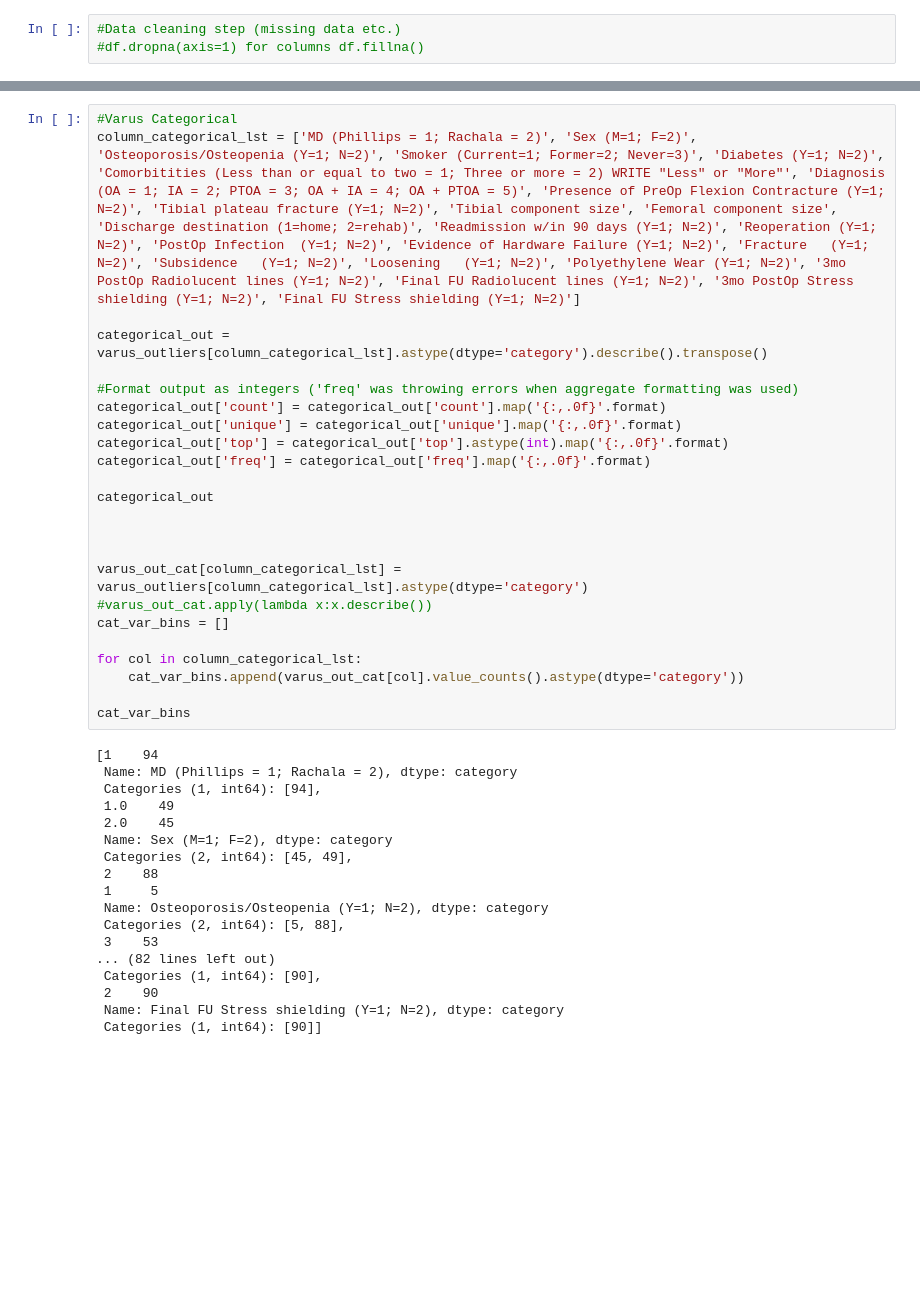
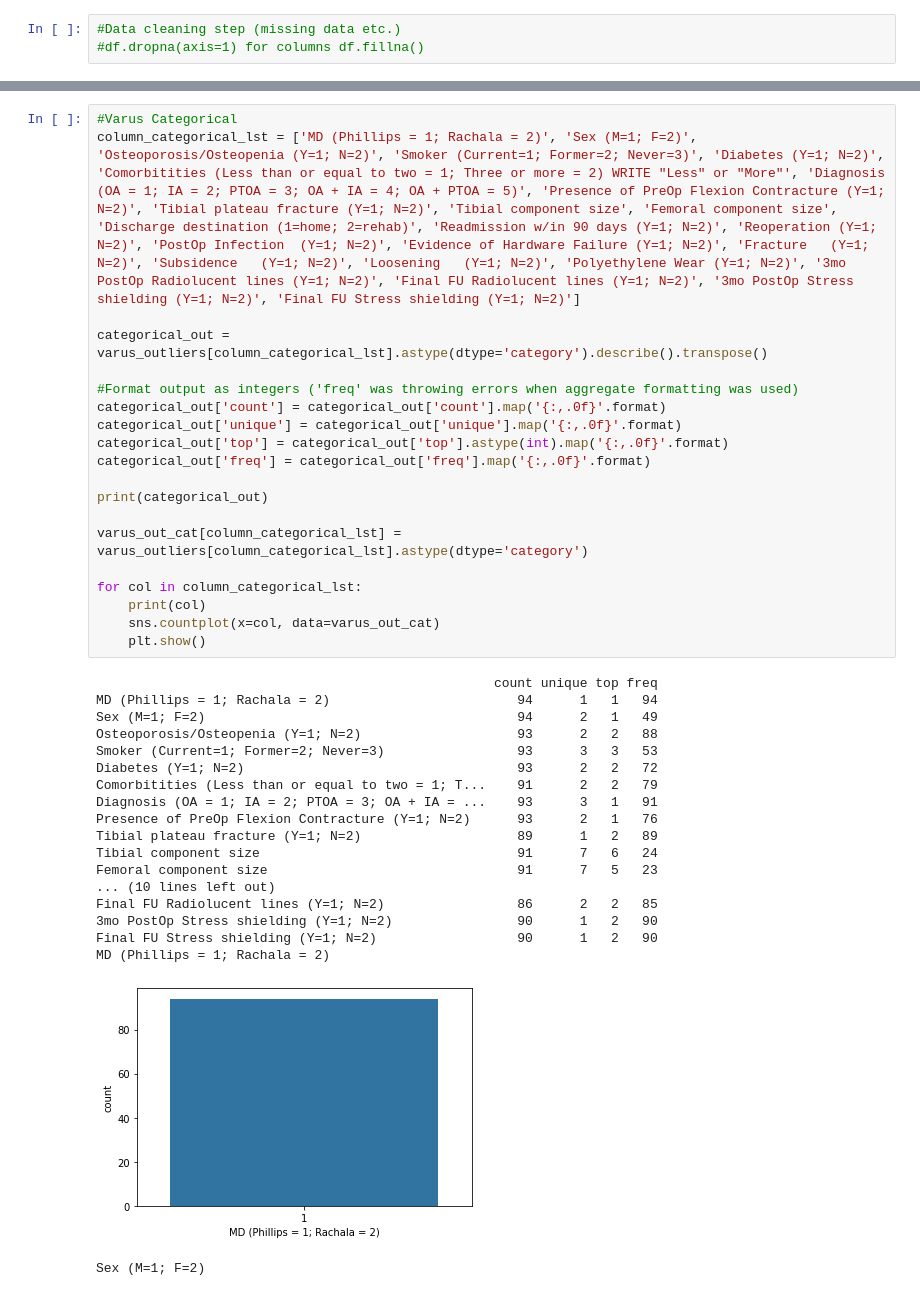
Before and after one commit to andreygal/varus, a Jupyter notebook: varus.ipynb, the cells around one changed output, grey strips where cells are left out. Saved outputs shown, nothing was run; the diff lists cells and outputs as text; blank space fills up the shorter version.

Commit message:
Preliminary visualization of categorical data with boxplots

```diff
--- a/varus.ipynb
+++ b/varus.ipynb
@@ -160,42 +239,40 @@ smoker_groups.style.format('{:.1f}')
 # %%
 #Varus Categorical
 column_categorical_lst = ['MD (Phillips = 1; Rachala = 2)', 'Sex (M=1; F=2)', 'Osteoporosis/Osteopenia (Y=1; N=2)', 'Smoker (Current=1; Former=2; Never=3)', 'Diabetes (Y=1; N=2)', 'Comorbitities (Less than or equal to two = 1; Three or more = 2) WRITE "Less" or "More"', 'Diagnosis (OA = 1; IA = 2; PTOA = 3; OA + IA = 4; OA + PTOA = 5)', 'Presence of PreOp Flexion Contracture (Y=1; N=2)', 'Tibial plateau fracture (Y=1; N=2)', 'Tibial component size', 'Femoral component size', 'Discharge destination (1=home; 2=rehab)', 'Readmission w/in 90 days (Y=1; N=2)', 'Reoperation (Y=1; N=2)', 'PostOp Infection  (Y=1; N=2)', 'Evidence of Hardware Failure (Y=1; N=2)', 'Fracture   (Y=1; N=2)', 'Subsidence   (Y=1; N=2)', 'Loosening   (Y=1; N=2)', 'Polyethylene Wear (Y=1; N=2)', '3mo PostOp Radiolucent lines (Y=1; N=2)', 'Final FU Radiolucent lines (Y=1; N=2)', '3mo PostOp Stress shielding (Y=1; N=2)', 'Final FU Stress shielding (Y=1; N=2)']
 
 categorical_out = varus_outliers[column_categorical_lst].astype(dtype='category').describe().transpose()
 
 #Format output as integers ('freq' was throwing errors when aggregate formatting was used)
 categorical_out['count'] = categorical_out['count'].map('{:,.0f}'.format)
 categorical_out['unique'] = categorical_out['unique'].map('{:,.0f}'.format)
 categorical_out['top'] = categorical_out['top'].astype(int).map('{:,.0f}'.format)
 categorical_out['freq'] = categorical_out['freq'].map('{:,.0f}'.format)
 
-categorical_out
-
-
+print(categorical_out)
 
 varus_out_cat[column_categorical_lst] = varus_outliers[column_categorical_lst].astype(dtype='category')
-#varus_out_cat.apply(lambda x:x.describe())
-cat_var_bins = []
 
 for col in column_categorical_lst:
-    cat_var_bins.append(varus_out_cat[col].value_counts().astype(dtype='category'))
-
-cat_var_bins
+    print(col)
+    sns.countplot(x=col, data=varus_out_cat)
+    plt.show()
 # %% [output]
-[1    94
- Name: MD (Phillips = 1; Rachala = 2), dtype: category
- Categories (1, int64): [94],
- 1.0    49
- 2.0    45
- Name: Sex (M=1; F=2), dtype: category
- Categories (2, int64): [45, 49],
- 2    88
- 1     5
- Name: Osteoporosis/Osteopenia (Y=1; N=2), dtype: category
- Categories (2, int64): [5, 88],
- 3    53
-... (82 lines left out)
- Categories (1, int64): [90],
- 2    90
- Name: Final FU Stress shielding (Y=1; N=2), dtype: category
- Categories (1, int64): [90]]
+                                                   count unique top freq
+MD (Phillips = 1; Rachala = 2)                        94      1   1   94
+Sex (M=1; F=2)                                        94      2   1   49
+Osteoporosis/Osteopenia (Y=1; N=2)                    93      2   2   88
+Smoker (Current=1; Former=2; Never=3)                 93      3   3   53
+Diabetes (Y=1; N=2)                                   93      2   2   72
+Comorbitities (Less than or equal to two = 1; T...    91      2   2   79
+Diagnosis (OA = 1; IA = 2; PTOA = 3; OA + IA = ...    93      3   1   91
+Presence of PreOp Flexion Contracture (Y=1; N=2)      93      2   1   76
+Tibial plateau fracture (Y=1; N=2)                    89      1   2   89
+Tibial component size                                 91      7   6   24
+Femoral component size                                91      7   5   23
+... (10 lines left out)
+Final FU Radiolucent lines (Y=1; N=2)                 86      2   2   85
+3mo PostOp Stress shielding (Y=1; N=2)                90      1   2   90
+Final FU Stress shielding (Y=1; N=2)                  90      1   2   90
+MD (Phillips = 1; Rachala = 2)
+[figure, added]
+Sex (M=1; F=2)
```
Also changed, not shown: parts of 7 cells of this notebook.
